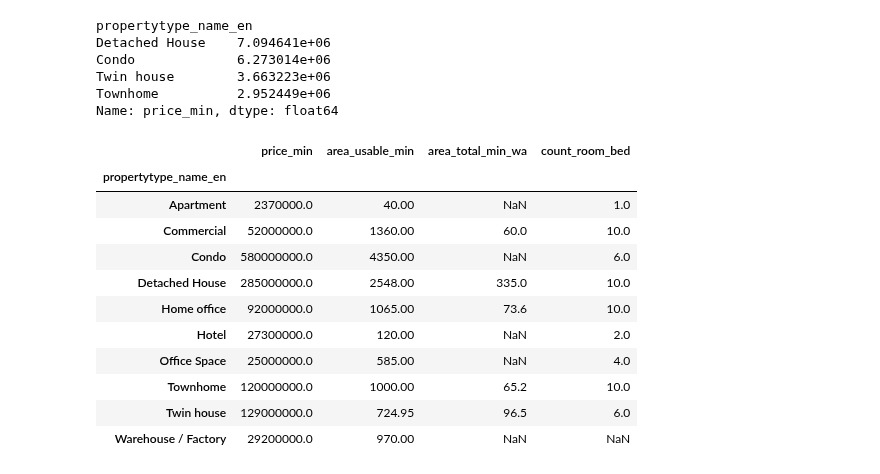
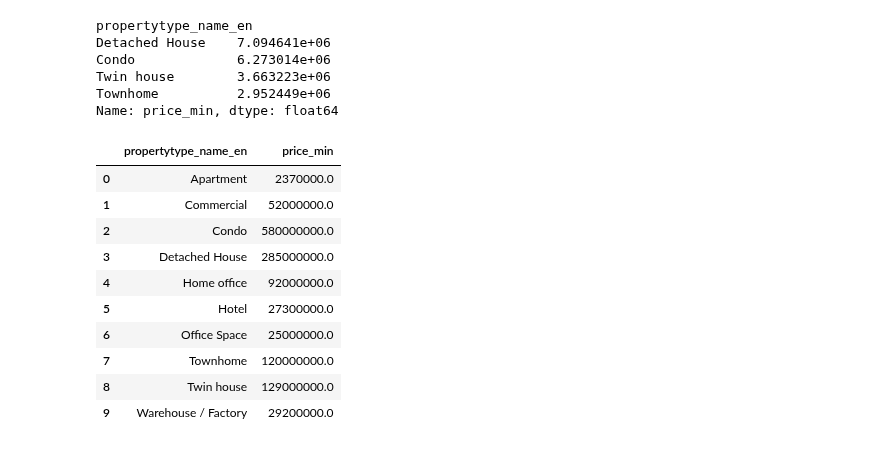
Before and after one commit to nxxk23/BasicProg_DataViz65, a Jupyter notebook: pandas101.ipynb, the cells around one changed output. Cells and saved outputs as stored; diff of their text form; code cells hidden in the pictures.

```diff
--- a/pandas101.ipynb
+++ b/pandas101.ipynb
@@ -397,18 +397,18 @@ Twin house        3.663223e+06
 Townhome          2.952449e+06
 Name: price_min, dtype: float64
 # %%
-#2. พื้นที่ (area_total_min_wa และ area_usable_min) และ จำนวนห้องนอน ของทรัพย์สินที่แพงที่สุดแต่ละชนิด
-unit.groupby('propertytype_name_en')['price_min','area_usable_min','area_total_min_wa','count_room_bed'].max()
+##2. พื้นที่ (area_total_min_wa และ area_usable_min) และ จำนวนห้องนอน ของทรัพย์สินที่แพงที่สุดแต่ละชนิด
+maxprice = unit.groupby('propertytype_name_en')['price_min'].max().reset_index()
+maxprice
 # %% [output]
-|  | price_min | area_usable_min | area_total_min_wa | count_room_bed |
-| propertytype_name_en |  |  |  |  |
-| Apartment | 2370000.0 | 40.00 | NaN | 1.0 |
-| Commercial | 52000000.0 | 1360.00 | 60.0 | 10.0 |
-| Condo | 580000000.0 | 4350.00 | NaN | 6.0 |
-| Detached House | 285000000.0 | 2548.00 | 335.0 | 10.0 |
-| Home office | 92000000.0 | 1065.00 | 73.6 | 10.0 |
-| Hotel | 27300000.0 | 120.00 | NaN | 2.0 |
-| Office Space | 25000000.0 | 585.00 | NaN | 4.0 |
-| Townhome | 120000000.0 | 1000.00 | 65.2 | 10.0 |
-| Twin house | 129000000.0 | 724.95 | 96.5 | 6.0 |
-| Warehouse / Factory | 29200000.0 | 970.00 | NaN | NaN |
+|  | propertytype_name_en | price_min |
+| 0 | Apartment | 2370000.0 |
+| 1 | Commercial | 52000000.0 |
+| 2 | Condo | 580000000.0 |
+| 3 | Detached House | 285000000.0 |
+| 4 | Home office | 92000000.0 |
+| 5 | Hotel | 27300000.0 |
+| 6 | Office Space | 25000000.0 |
+| 7 | Townhome | 120000000.0 |
+| 8 | Twin house | 129000000.0 |
+| 9 | Warehouse / Factory | 29200000.0 |
```
Also changed, not shown: parts of 4 cells of this notebook.
